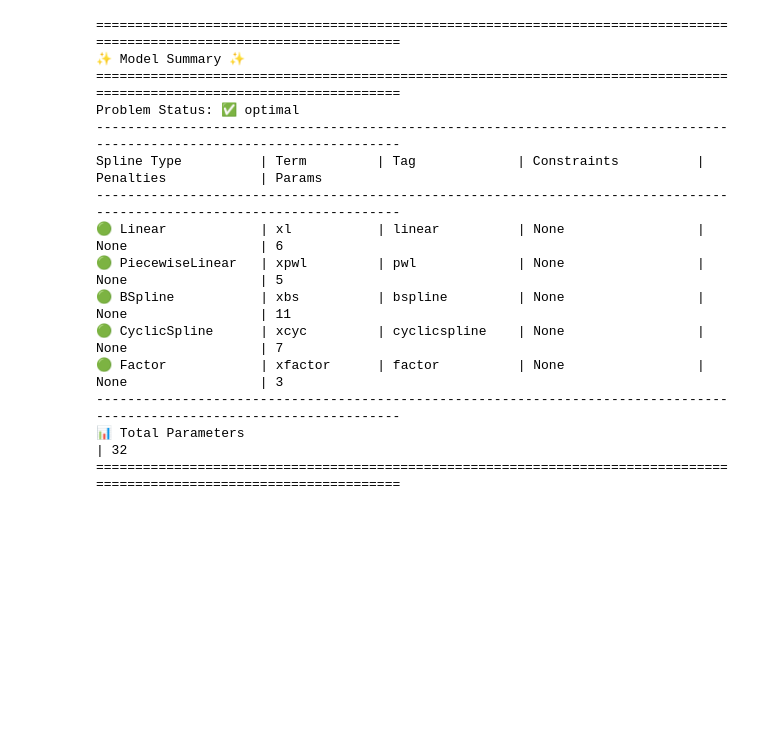
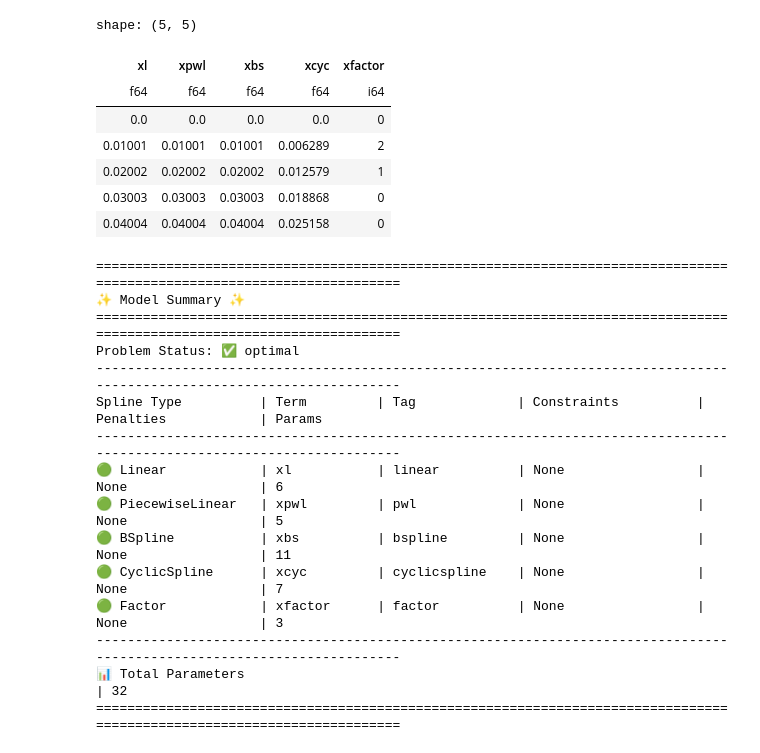
Before and after one commit to clarkmaio/lpspline, a Jupyter notebook: notebook/demo.ipynb, the cells around one changed output. Drawn from its saved outputs; the diff is of its cells as text; code cells hidden in the pictures; blank space fills up the shorter version.

```diff
--- a/notebook/demo.ipynb
+++ b/notebook/demo.ipynb
@@ -4,6 +4,16 @@ from lpspline.viz import plot_diagnostic
 from lpspline.datasets import load_demo_dataset
 # %%
 X, y = load_demo_dataset(samples=1000)
+X.head()
+# %% [output]
+shape: (5, 5)
+| xl | xpwl | xbs | xcyc | xfactor |
+| f64 | f64 | f64 | f64 | i64 |
+| 0.0 | 0.0 | 0.0 | 0.0 | 0 |
+| 0.01001 | 0.01001 | 0.01001 | 0.006289 | 2 |
+| 0.02002 | 0.02002 | 0.02002 | 0.012579 | 1 |
+| 0.03003 | 0.03003 | 0.03003 | 0.018868 | 0 |
+| 0.04004 | 0.04004 | 0.04004 | 0.025158 | 0 |
 # %%
 model = (
     +l(term='xl', by='xfactor')
@@ -14,21 +24,21 @@ model = (
 )
 # %%
 model.fit(X, y, summary=False)
-# %%
-model.summary()
-# %% [output]
-========================================================================================================================
-✨ Model Summary ✨
-========================================================================================================================
-Problem Status: ✅ optimal
-------------------------------------------------------------------------------------------------------------------------
-Spline Type          | Term         | Tag             | Constraints          | Penalties            | Params
-------------------------------------------------------------------------------------------------------------------------
-🟢 Linear            | xl           | linear          | None                 | None                 | 6
-🟢 PiecewiseLinear   | xpwl         | pwl             | None                 | None                 | 5
-🟢 BSpline           | xbs          | bspline         | None                 | None                 | 11
-🟢 CyclicSpline      | xcyc         | cyclicspline    | None                 | None                 | 7
-🟢 Factor            | xfactor      | factor          | None                 | None                 | 3
-------------------------------------------------------------------------------------------------------------------------
-📊 Total Parameters                                                                                 | 32
-========================================================================================================================
+# %%
+model.summary()
+# %% [output]
+========================================================================================================================
+✨ Model Summary ✨
+========================================================================================================================
+Problem Status: ✅ optimal
+------------------------------------------------------------------------------------------------------------------------
+Spline Type          | Term         | Tag             | Constraints          | Penalties            | Params
+------------------------------------------------------------------------------------------------------------------------
+🟢 Linear            | xl           | linear          | None                 | None                 | 6
+🟢 PiecewiseLinear   | xpwl         | pwl             | None                 | None                 | 5
+🟢 BSpline           | xbs          | bspline         | None                 | None                 | 11
+🟢 CyclicSpline      | xcyc         | cyclicspline    | None                 | None                 | 7
+🟢 Factor            | xfactor      | factor          | None                 | None                 | 3
+------------------------------------------------------------------------------------------------------------------------
+📊 Total Parameters                                                                                 | 32
+========================================================================================================================
```
Also changed, not shown: parts of 4 cells of this notebook, 2 other files.
